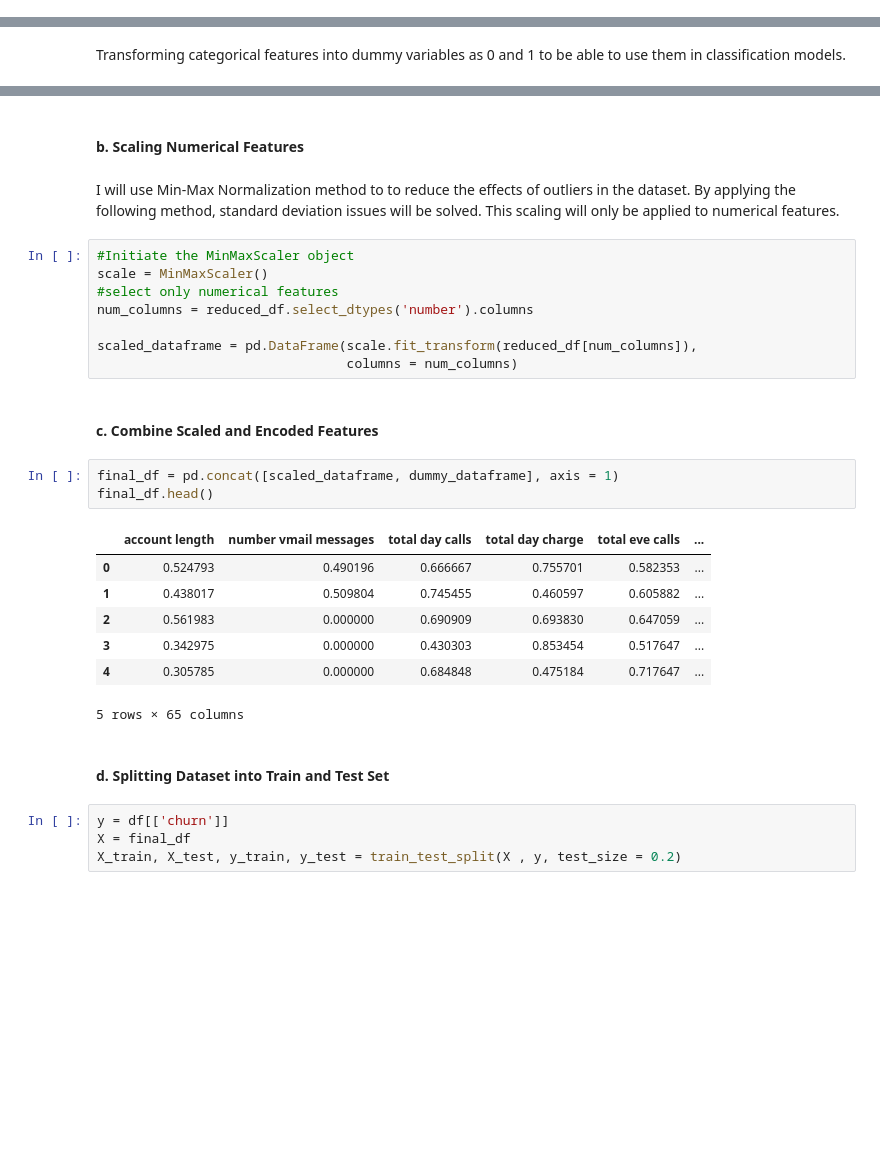
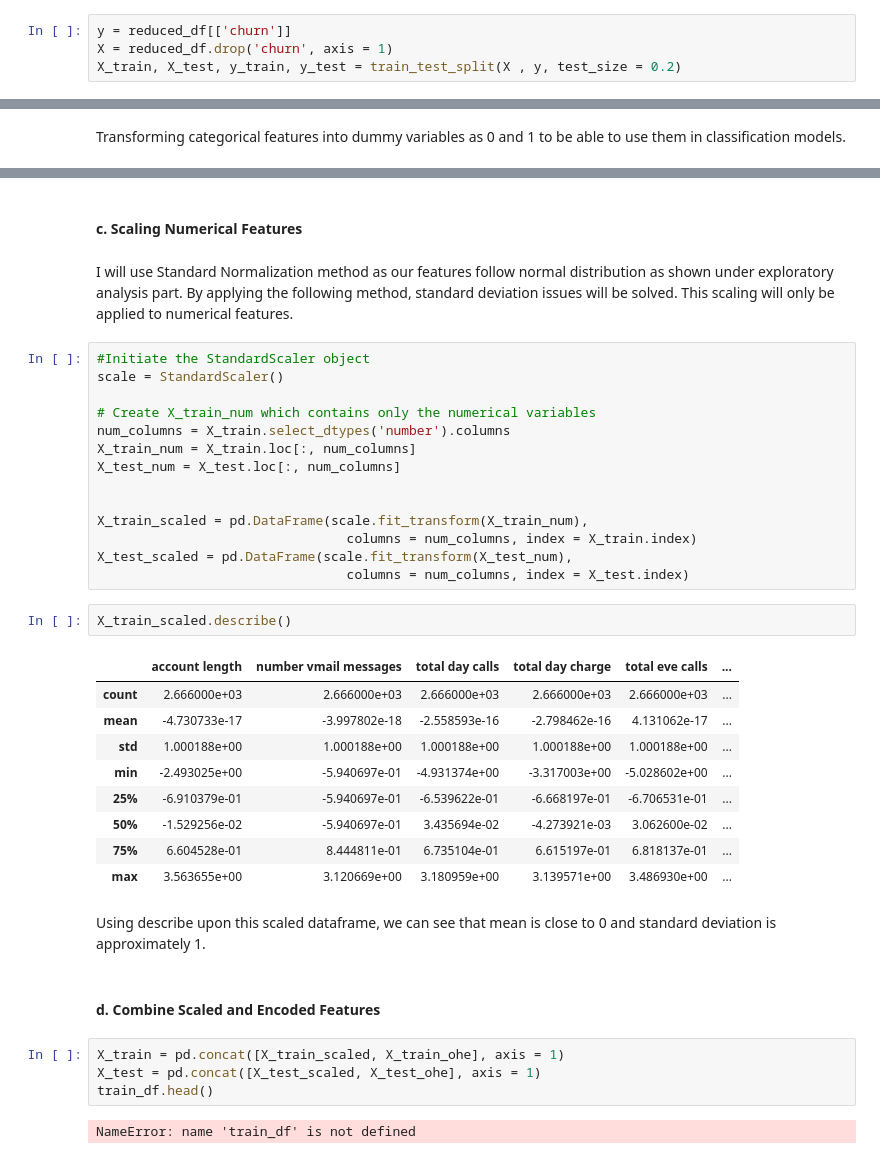
Before and after one commit to taingocbui/phase3_project, a Jupyter notebook: project3.ipynb, the cells around one changed output, grey strips where cells are left out. Drawn from its saved outputs; the diff is of its cells as text; blank space fills up the shorter version.

```diff
--- a/project3.ipynb
+++ b/project3.ipynb
@@ -206 +222,5 @@ The remaining columns are: ['state' 'account length' 'area code' 'international
+# %%
+y = reduced_df[['churn']]
+X = reduced_df.drop('churn', axis = 1)
+X_train, X_test, y_train, y_test = train_test_split(X , y, test_size = 0.2)
 # %% [markdown]
@@ -214,32 +245,41 @@ dummy_dataframe = pd.get_dummies(reduced_df[relevant_columns], drop_first=True,
 # %% [markdown]
-#### b. Scaling Numerical Features
+#### c. Scaling Numerical Features
 # %% [markdown]
-I will use Min-Max Normalization method to to reduce the effects of outliers in the dataset. By applying the following method, standard deviation issues will be solved. This scaling will only be applied to numerical features.
+I will use Standard Normalization method as our features follow normal distribution as shown under exploratory analysis part. By applying the following method, standard deviation issues will be solved. This scaling will only be applied to numerical features.
 # %%
-#Initiate the MinMaxScaler object
-scale = MinMaxScaler()
-#select only numerical features
-num_columns = reduced_df.select_dtypes('number').columns
+#Initiate the StandardScaler object
+scale = StandardScaler()
 
-scaled_dataframe = pd.DataFrame(scale.fit_transform(reduced_df[num_columns]),
-                                columns = num_columns)
+# Create X_train_num which contains only the numerical variables
+num_columns = X_train.select_dtypes('number').columns
+X_train_num = X_train.loc[:, num_columns]
+X_test_num = X_test.loc[:, num_columns]
+
+
+X_train_scaled = pd.DataFrame(scale.fit_transform(X_train_num),
+                                columns = num_columns, index = X_train.index)
+X_test_scaled = pd.DataFrame(scale.fit_transform(X_test_num),
+                                columns = num_columns, index = X_test.index)
+# %%
+X_train_scaled.describe()
+# %% [output]
+|  | account length | number vmail messages | total day calls | total day charge | total eve calls | ... |
+| count | 2.666000e+03 | 2.666000e+03 | 2.666000e+03 | 2.666000e+03 | 2.666000e+03 | ... |
+| mean | -4.730733e-17 | -3.997802e-18 | -2.558593e-16 | -2.798462e-16 | 4.131062e-17 | ... |
+| std | 1.000188e+00 | 1.000188e+00 | 1.000188e+00 | 1.000188e+00 | 1.000188e+00 | ... |
+| min | -2.493025e+00 | -5.940697e-01 | -4.931374e+00 | -3.317003e+00 | -5.028602e+00 | ... |
+| 25% | -6.910379e-01 | -5.940697e-01 | -6.539622e-01 | -6.668197e-01 | -6.706531e-01 | ... |
+| 50% | -1.529256e-02 | -5.940697e-01 | 3.435694e-02 | -4.273921e-03 | 3.062600e-02 | ... |
+| 75% | 6.604528e-01 | 8.444811e-01 | 6.735104e-01 | 6.615197e-01 | 6.818137e-01 | ... |
+| max | 3.563655e+00 | 3.120669e+00 | 3.180959e+00 | 3.139571e+00 | 3.486930e+00 | ... |
+# %% [markdown]
+Using describe upon this scaled dataframe, we can see that mean is close to 0 and standard deviation is approximately 1.
 # %% [markdown]
-#### c. Combine Scaled and Encoded Features
+#### d. Combine Scaled and Encoded Features
-# %%
-final_df = pd.concat([scaled_dataframe, dummy_dataframe], axis = 1)
-final_df.head()
-# %% [output]
-|  | account length | number vmail messages | total day calls | total day charge | total eve calls | ... |
-| 0 | 0.524793 | 0.490196 | 0.666667 | 0.755701 | 0.582353 | ... |
-| 1 | 0.438017 | 0.509804 | 0.745455 | 0.460597 | 0.605882 | ... |
-| 2 | 0.561983 | 0.000000 | 0.690909 | 0.693830 | 0.647059 | ... |
-| 3 | 0.342975 | 0.000000 | 0.430303 | 0.853454 | 0.517647 | ... |
-| 4 | 0.305785 | 0.000000 | 0.684848 | 0.475184 | 0.717647 | ... |
-5 rows × 65 columns
-# %% [markdown]
-#### d. Splitting Dataset into Train and Test Set
-# %%
-y = df[['churn']]
-X = final_df
-X_train, X_test, y_train, y_test = train_test_split(X , y, test_size = 0.2)
+# %%
+X_train = pd.concat([X_train_scaled, X_train_ohe], axis = 1)
+X_test = pd.concat([X_test_scaled, X_test_ohe], axis = 1)
+train_df.head()
+# %% [output]
+NameError: name 'train_df' is not defined
 # %% [markdown]
```
Also changed, not shown: parts of 30 cells of this notebook.
